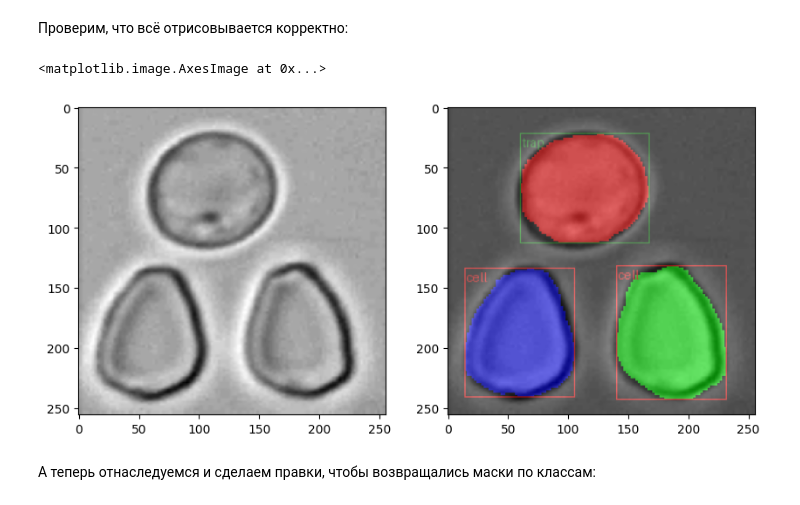
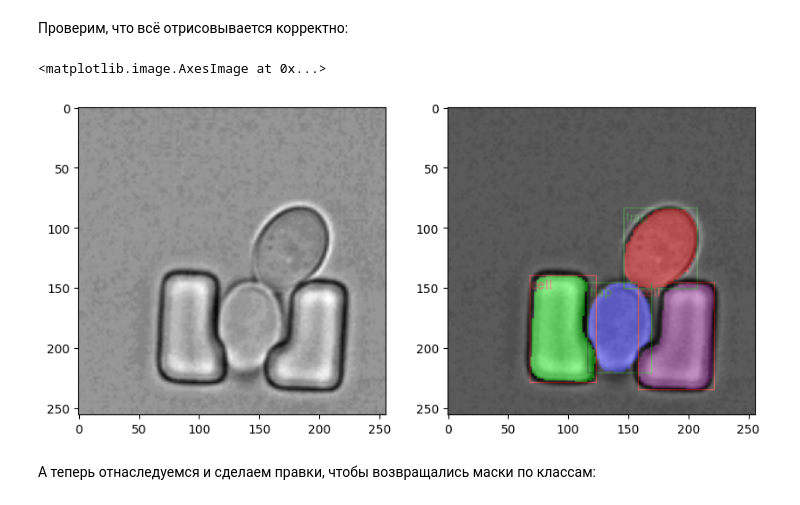
Before and after one commit to norsage/dl-mcs, a Jupyter notebook: workshops/06_segmentation.ipynb, the cells around one changed output. Saved outputs shown, nothing was run; the diff lists cells and outputs as text; code cells hidden in the pictures.

Commit message:
05. segmentation mask plot fix, add recording

```diff
--- a/workshops/06_segmentation.ipynb
+++ b/workshops/06_segmentation.ipynb
@@ -57,7 +57,29 @@ instances shape:  torch.Size([3, 256, 256])
 inputs shape:  torch.Size([256, 256])
 # %% [markdown]
 Визуализируем один пример:
+# %%
+def masks_to_rgb(masks: Tensor) -> Tensor:
+    """
+    Преобразует тензор с бинарными масками произвольного кол-ва объектов (до 9)
+    в тензор с тремя каналами, который можно конвертировать в RGB изображение
+
+    Args:
+        masks (Tensor): тензор с бинарными масками N отдельных объектов размера N x W x H
+    """
+    _colors = torch.tensor([
+        [1.0, 0.0, 0.0],
+        [0.0, 1.0, 0.0],
+        [0.0, 0.0, 1.0],
+        [0.5, 0.0, 0.5],
+        [0.5, 0.5, 0.0],
+        [0.0, 0.5, 0.5],
+        [0.5, 0.3, 0.2],
+        [0.2, 0.3, 0.5],
+        [0.2, 0.5, 0.3],
+    ])[:len(masks)]
+    return (masks.unsqueeze(0) * _colors.T.unsqueeze(-1).unsqueeze(-1)).sum(dim=1)
 # %%
+fname = "4.pt"
 fig, ax = plt.subplots(1, 2, figsize=(10, 5))
 ax[0].imshow(torch.load(train_dir / "inputs" / fname, weights_only=True), cmap="gray")
 ax[1].imshow(torch.load(train_dir / "inputs" / fname, weights_only=True), cmap="gray")
@@ -70,7 +92,7 @@ classes = torch.load(train_dir / "classes" / fname, weights_only=True)
 
 annot = torchvision.utils.draw_bounding_boxes(
     transforms.ConvertImageDtype(torch.uint8)(
-        torch.load(train_dir / "instances" / fname, weights_only=True)
+        masks_to_rgb(torch.load(train_dir / "instances" / fname, weights_only=True))
     ),
     boxes=torch.load(train_dir / "bounding_boxes" / fname, weights_only=True),
     colors=[colordict[i] for i in classes.tolist()],
@@ -127,26 +149,26 @@ class YeastDataset(Dataset):
 # %%
 fig, ax = plt.subplots(1, 2, figsize=(10, 5))
 
 train_dataset = YeastDataset(train_dir)
 
-x, target = train_dataset[0]
+x, target = train_dataset[5]
 ax[0].imshow(x[0], cmap="gray")
 ax[1].imshow(x[0], cmap="gray")
 
 
 colordict = {1: "red", 2: "green"}
 class_names = {1: "cell", 2: "trap"}
 
 annot = torchvision.utils.draw_bounding_boxes(
-    transforms.ConvertImageDtype(torch.uint8)(target["masks"]),
+    transforms.ConvertImageDtype(torch.uint8)(masks_to_rgb(target["masks"])),
     boxes=target["boxes"],
     colors=[colordict[i.item()] for i in target["labels"]],
     labels=[class_names[i.item()] for i in target["labels"]],
 )
-ax[1].imshow(transforms.ToPILImage()(annot), alpha=0.5)
+ax[1].imshow(transforms.ToPILImage()(annot), alpha=0.4)
 # %% [output]
 <matplotlib.image.AxesImage at 0x...>
-[figure, old version]
+[figure, new version]
 # %% [markdown]
 А теперь отнаследуемся и сделаем правки, чтобы возвращались маски по классам:
 # %%
```
Also changed, not shown: parts of 6 cells of this notebook, 1 other file.
